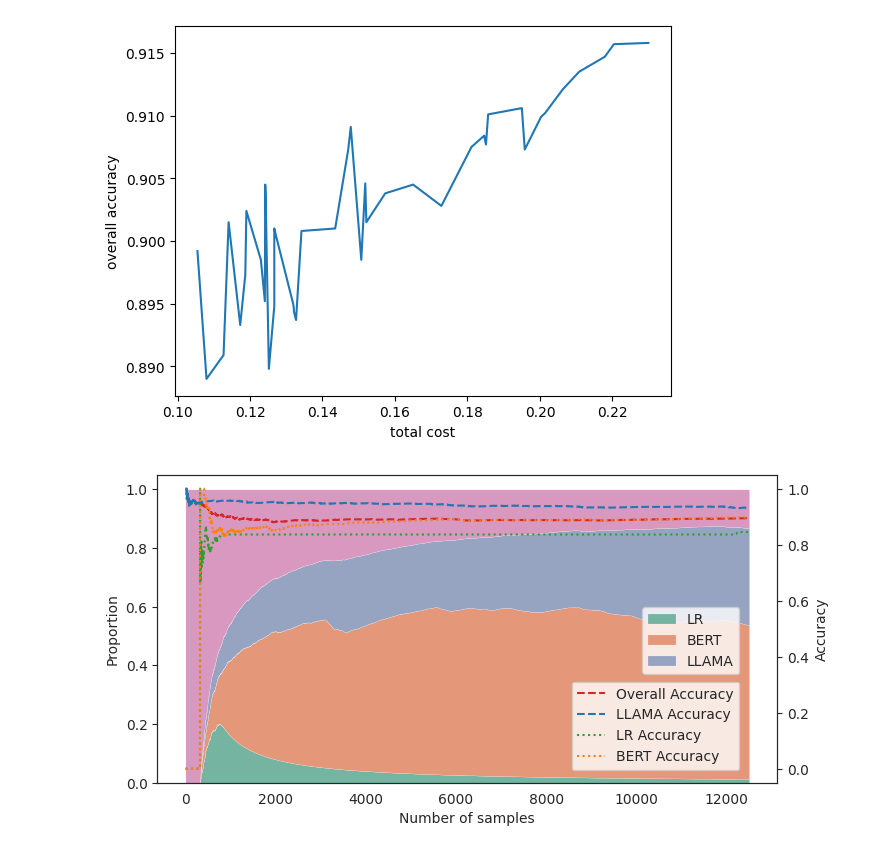
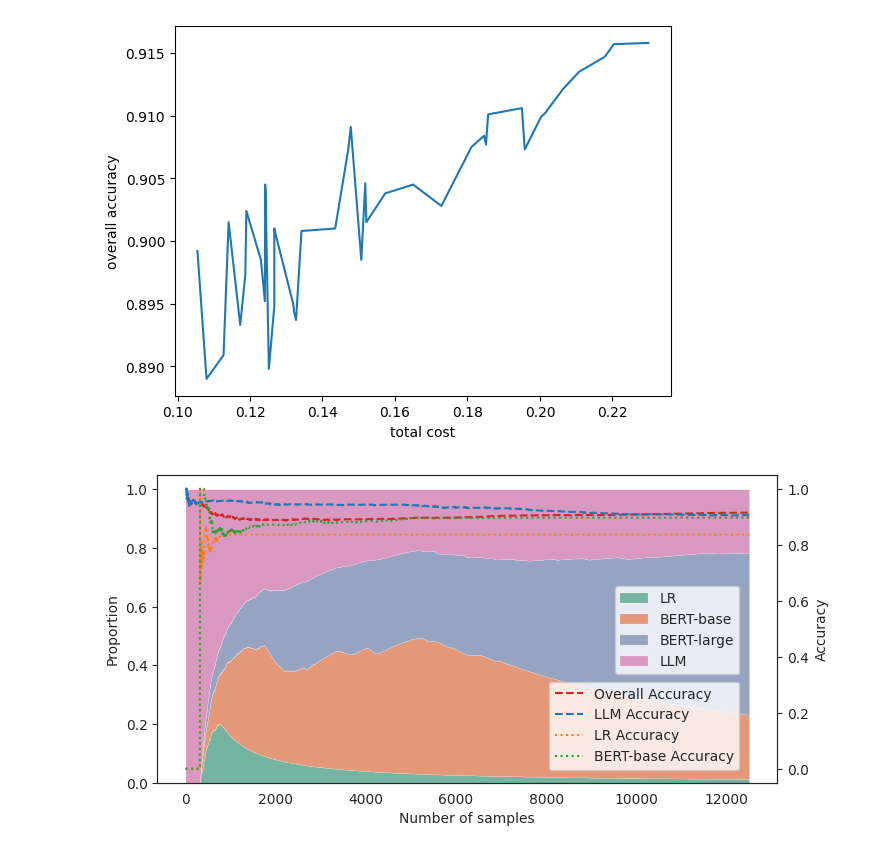
Before and after one commit to Flitternie/online_cascade_learning, a Jupyter notebook: log_visualizer.ipynb, the cells around one changed output. Saved outputs shown, nothing was run; the diff lists cells and outputs as text; code cells hidden in the pictures.

```diff
--- a/log_visualizer.ipynb
+++ b/log_visualizer.ipynb
@@ -92,54 +92,50 @@ import seaborn as sns
 sns.set_style("white")
 colors = sns.color_palette("Set2", desat=.7)
 colors2 = sns.color_palette()
+log_name = 'LR_BERT-base_BERT-large_0.000002.log'
 
+cascade_size = len(f.split('_')) - 1
 model_prop = [[] for i in range(cascade_size)]
 llm_prop = []
 model_accu = [[] for i in range(cascade_size)]
 model_de_facto_accu = [[] for i in range(cascade_size)]
 llm_acc, overall_acc = [], []
-with open(log_dir+f) as file:
+with open(log_dir + log_name) as file:
     for line in file.readlines():
         line = line.replace('na', '0')
         data = line.strip().split(',')
         for k in range(cascade_size):
             model_prop[k].append(float(data[k + cascade_size + 2]))
         llm_prop.append(1 - sum(model_prop[i][-1] for i in range(cascade_size)))
         for k in range(cascade_size):
             model_de_facto_accu[k].append(float(data[k + cascade_size * 3 + 2]))
         for k in range(cascade_size):
             model_accu[k].append(float(data[k + cascade_size * 4 + 2]))
-        llm_acc.append(float(data[-2]))
-        overall_acc.append(float(data[-1]))
+        llm_acc.append(float(data[k + cascade_size * 4 + 3]))
+        overall_acc.append(float(data[k + cascade_size * 4 + 4]))
 
 # plot the proportion on a stacked plot
 fig, ax1 = plt.subplots()
-ax1.stackplot(range(len(overall_acc)), model_prop, llm_prop, labels=['LR', 'BERT', 'LLAMA'], colors=colors, edgecolor='white', linewidth=0.1)
+ax1.stackplot(range(len(overall_acc)), model_prop, llm_prop, labels=log_name.split('_')[:-1] + ["LLM"], colors=colors, edgecolor='white', linewidth=0.1)
 # set a color less transparent
 ax1.set_xlabel('Number of samples')
 ax1.set_ylabel('Proportion')
 ax1.legend(loc='lower right', framealpha=.8,  bbox_to_anchor=(0.95, 0.33))
 
 ax2 = ax1.twinx()
 ax2.set_ylabel('Accuracy')
 
 ax2.plot(overall_acc, 'r--', label='Overall Accuracy', color=colors2[3])
+ax2.plot(llm_acc, '--', label='LLM Accuracy', color=colors2[0])
 
-ax2.plot(llm_acc, '--', label='LLAMA Accuracy', color=colors2[0])
-
-
-# ax2.plot(lr_acc, '--', label='LR Accuracy', color=colors2[2])
-ax2.plot(model_de_facto_accu[0], ':', label='LR Accuracy', color=colors2[2])
-
-# ax2.plot(bert_acc, '--', label='BERT Accuracy', color=colors2[1])
-ax2.plot(model_de_facto_accu[1], ':', label='BERT Accuracy', color=colors2[1])
-
+for idx, label in enumerate(cascade_name.split('_')):
+    ax2.plot(model_de_facto_accu[idx], ':', label=label + ' Accuracy', color=colors2[idx+1])
 
 ax2.legend(loc='lower right', framealpha=.8, bbox_to_anchor=(0.95, 0.02))
 
 fig.set_size_inches(8, 4)
 plt.show()
 # save as pdf
 # fig.savefig('imdb_0.002.pdf', dpi=300, bbox_inches='tight')
 # %% [output]
-[figure, old version]
+[figure, new version]
```
Also changed, not shown: parts of 2 cells of this notebook, 9 other files.
